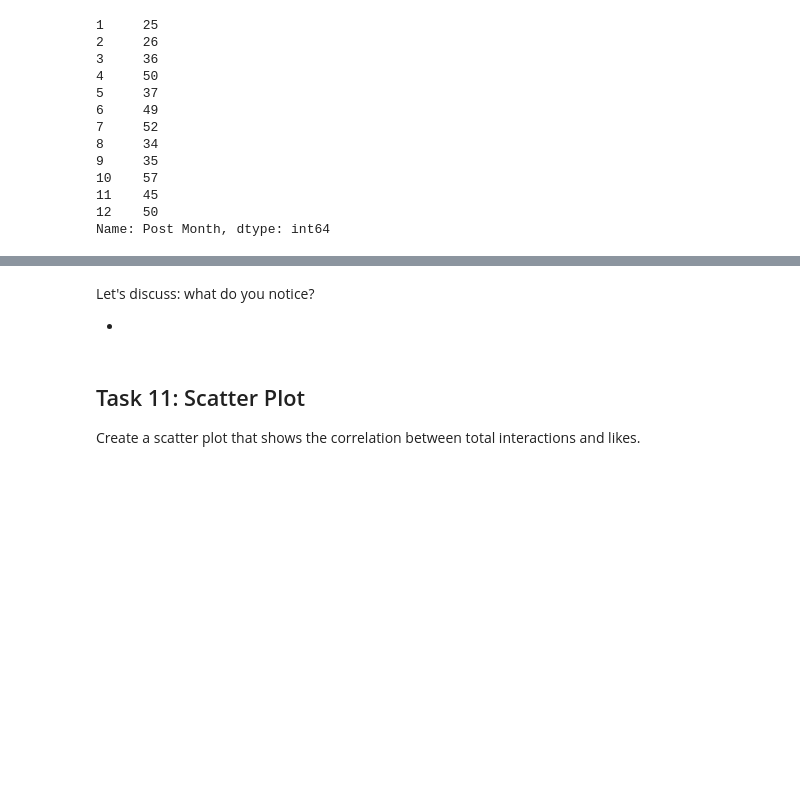
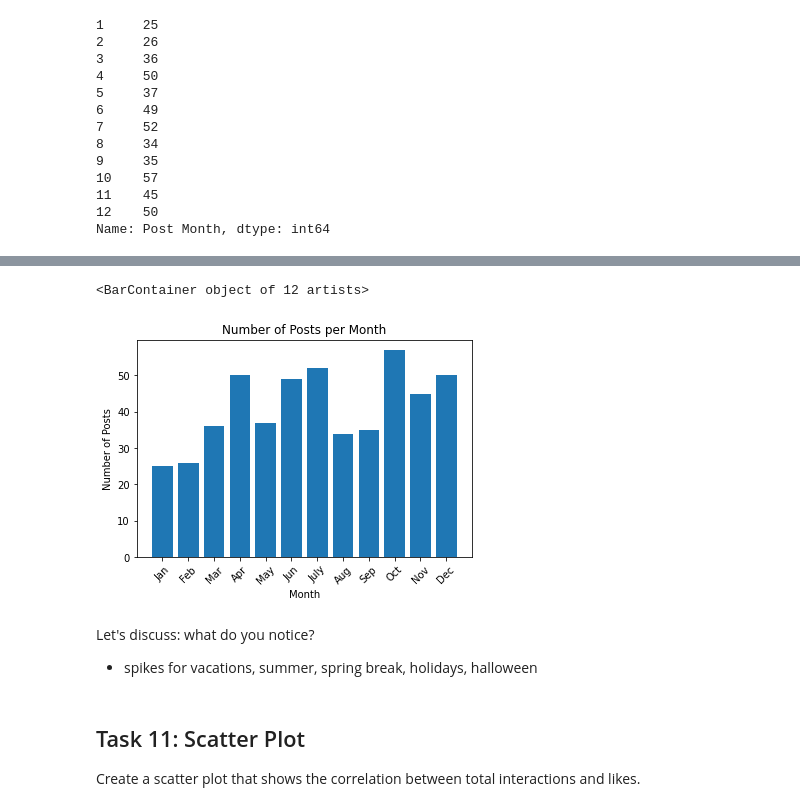
Before and after one commit to rbdaly16/NATL-DS-Live-062623, a Jupyter notebook: Phase1/Lectures/14-P1-Code-Challenge-Review.ipynb, the cells around one changed output, grey strips where cells are left out. Saved outputs shown, nothing was run; the diff lists cells and outputs as text; code cells hidden in the pictures; blank space fills up the shorter version.

```diff
--- a/Phase1/Lectures/14-P1-Code-Challenge-Review.ipynb
+++ b/Phase1/Lectures/14-P1-Code-Challenge-Review.ipynb
@@ -344,7 +416,21 @@ df['Post Month'].value_counts().sort_index().plot(kind='bar')
+# %%
+fig, ax = plt.subplots(figsize=(6,4))
+x=df['Post Month'].value_counts().index
+y=df['Post Month'].value_counts().values
+ax.set(xlabel="Month", ylabel="Number of Posts",title='Number of Posts per Month')
+ax.set_xticks(range(1,13))
+ax.set_xticklabels(['Jan', 'Feb', 'Mar', 'Apr',
+                    'May', 'Jun', 'July', 'Aug',
+                   'Sep', 'Oct', 'Nov', 'Dec'])
+plt.xticks(rotation=45)
+ax.bar(x,y)
+# %% [output]
+<BarContainer object of 12 artists>
+[figure, added]
 # %% [markdown]
 Let's discuss: what do you notice?
 
--
+- spikes for vacations, summer, spring break, holidays, halloween
 # %% [markdown]
 ## Task 11: Scatter Plot
 
```
Also changed, not shown: parts of 18 cells of this notebook.
